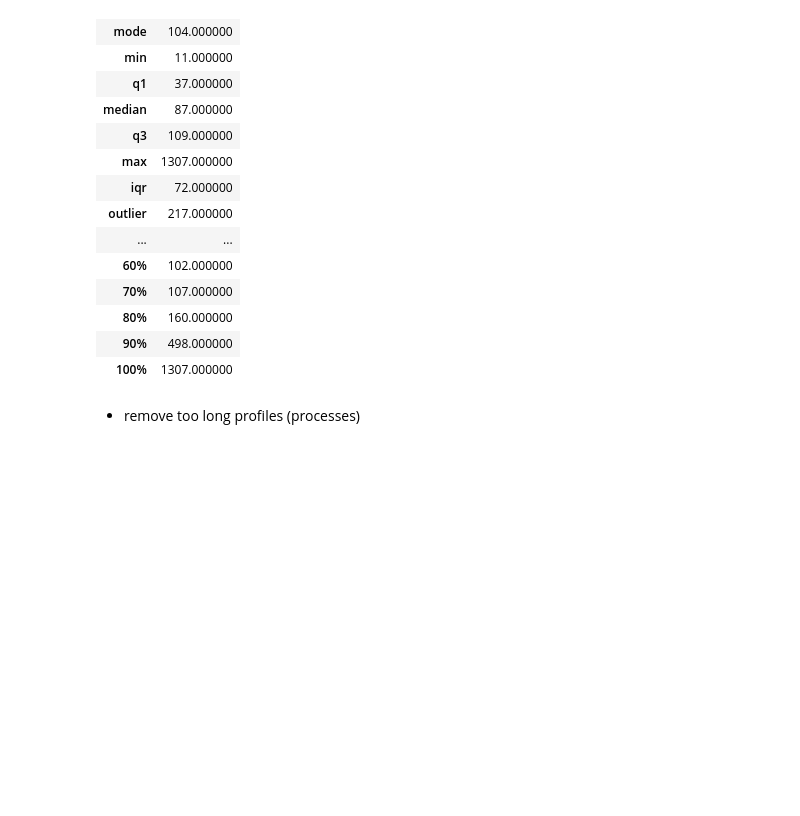
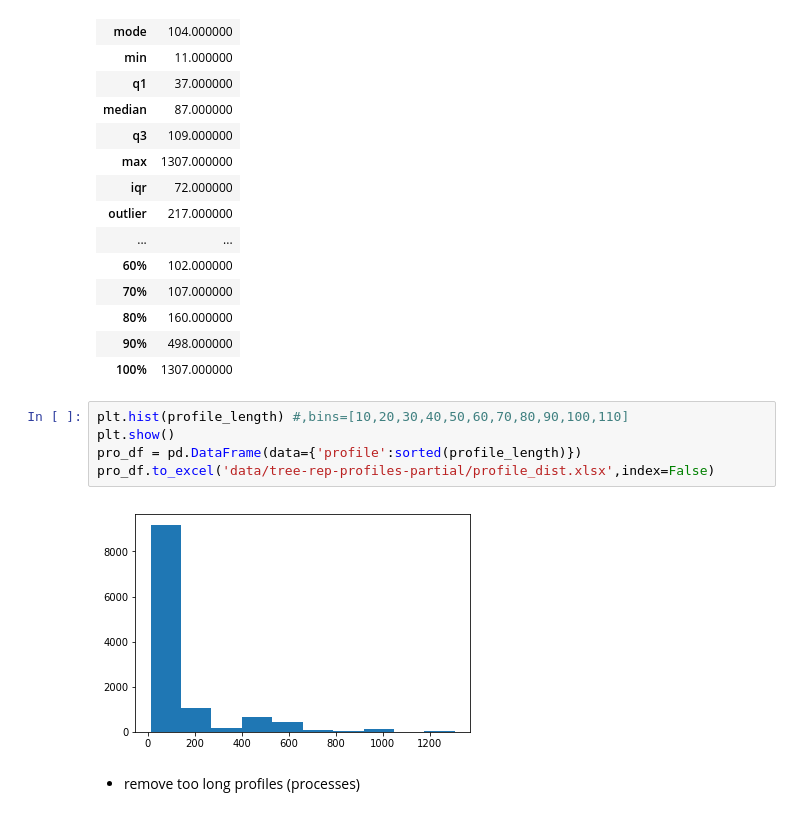
Before and after one commit to tychen5/NTU_ANTS-lab, a Jupyter notebook: seqgen_famclf/01.DataStatistics.ipynb, the cells around one changed output. Saved outputs shown, nothing was run; the diff lists cells and outputs as text; blank space fills up the shorter version.

```diff
--- a/seqgen_famclf/DataStatistics.ipynb
+++ b/seqgen_famclf/01.DataStatistics.ipynb
@@ -100,6 +101,13 @@ profile_stat_df
 | 80% | 160.000000 |
 | 90% | 498.000000 |
 | 100% | 1307.000000 |
+# %%
+plt.hist(profile_length) #,bins=[10,20,30,40,50,60,70,80,90,100,110]
+plt.show()
+pro_df = pd.DataFrame(data={'profile':sorted(profile_length)})
+pro_df.to_excel('data/tree-rep-profiles-partial/profile_dist.xlsx',index=False)
+# %% [output]
+[figure, added]
 # %% [markdown]
 * remove too long profiles (processes)
 # %%
```
Also changed, not shown: parts of 23 cells of this notebook, 3 other files.
